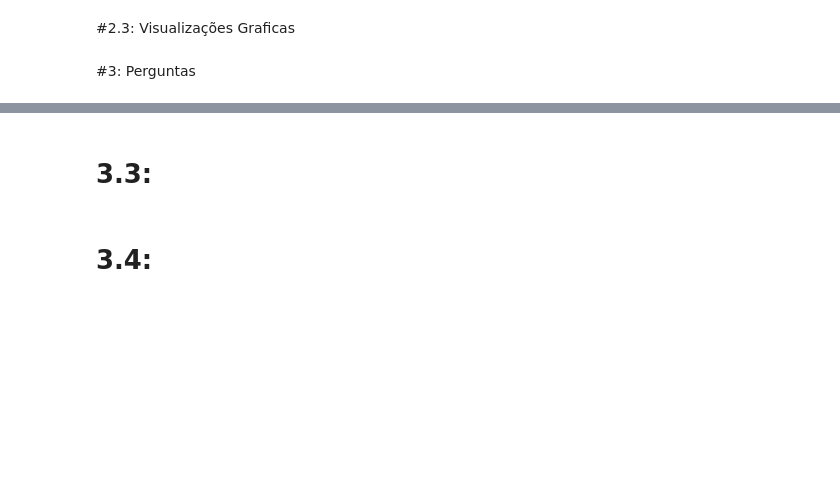
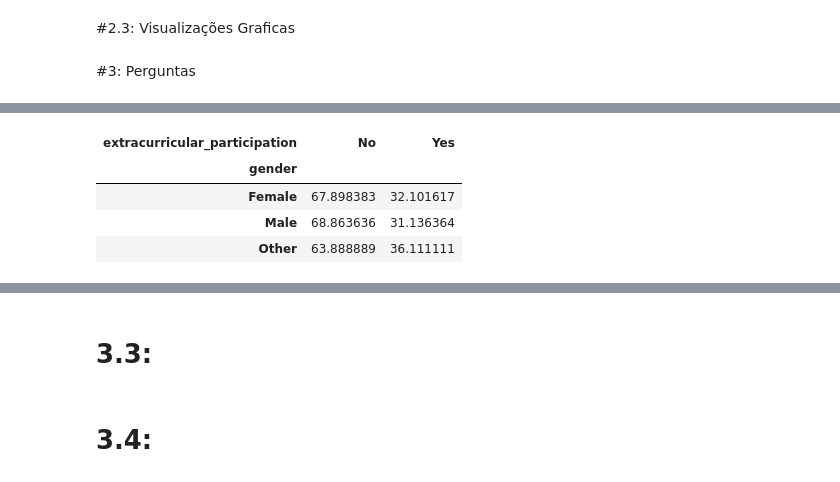
Before and after one commit to wilsonxdrone/N2-2B_AnaliseDados, a Jupyter notebook: analiseestudantes.ipynb, the cells around one changed output, grey strips where cells are left out. Drawn from its saved outputs; the diff is of its cells as text; code cells hidden in the pictures; blank space fills up the shorter version.

```diff
--- a/analiseestudantes.ipynb
+++ b/analiseestudantes.ipynb
@@ -41,0 +166,8 @@ dataset = pd.read_csv(UrlDataset, sep=",")
+# %%
+pd.crosstab(dataset['gender'], dataset['extracurricular_participation'], normalize='index') * 100
+# %% [output]
+| extracurricular_participation | No | Yes |
+| gender |  |  |
+| Female | 67.898383 | 32.101617 |
+| Male | 68.863636 | 31.136364 |
+| Other | 63.888889 | 36.111111 |
```
Also changed, not shown: parts of 35 cells of this notebook.
